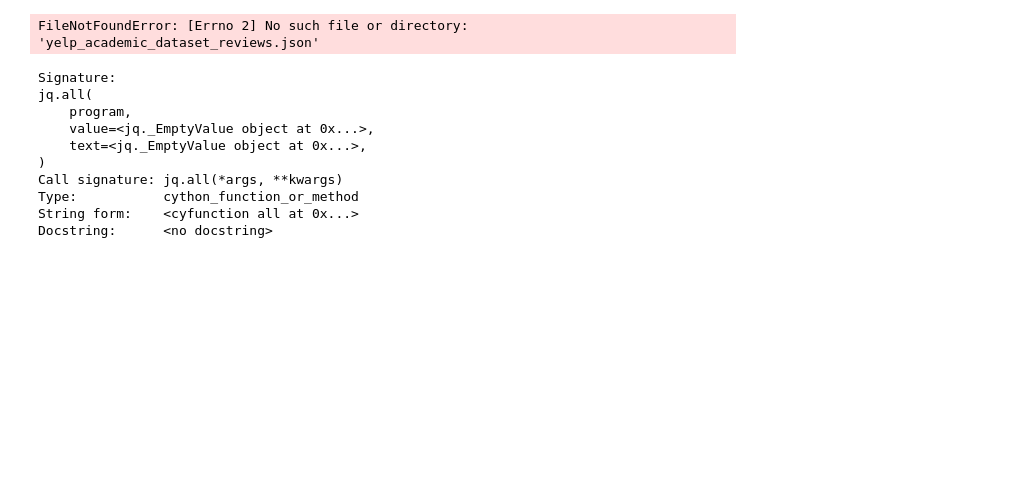
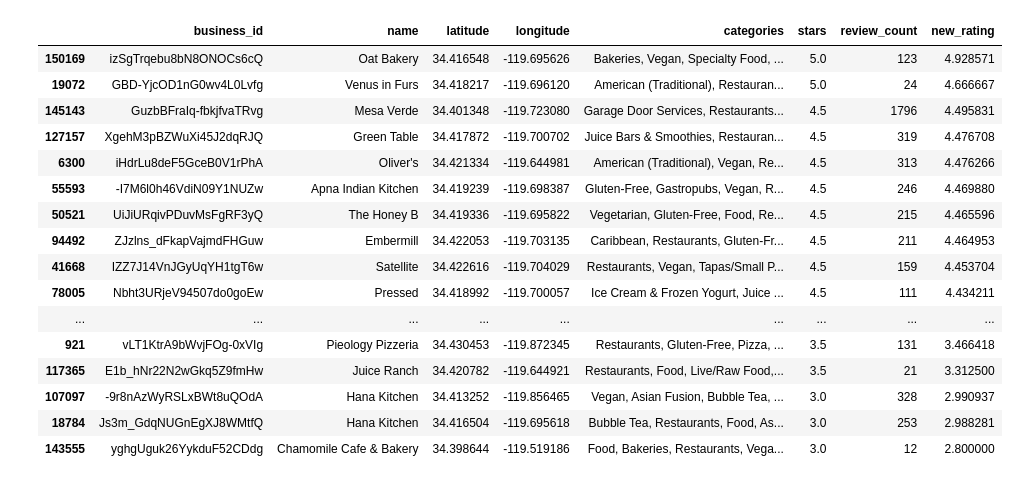
Before and after one commit to lbzfran/mh-foodrec, a Jupyter notebook: recsys/recommendation_system.ipynb, the cells around one changed output. Saved outputs shown, nothing was run; the diff lists cells and outputs as text; code cells hidden in the pictures; blank space fills up the shorter version.

```diff
--- a/recsys/recommendation_system.ipynb
+++ b/recsys/recommendation_system.ipynb
@@ -14,13 +17,9 @@ import subprocess
 #gmaps = googlemaps.Client(key=google_api_key)
 # %%
 # import data
-#glob_name = "yelp_academic_dataset_" + local_dat_name + '.json' # business, checkin, user, review, tip
-def glob_name(name):
-    return "yelp_academic_dataset_" + name + ".json"
+# business, checkin, user, review, tip
 
-business_data = pd.read_json(os.path.join(os.getcwd(), 'data', glob_name('business')), lines=True)
-#review_data = pd.read_json(os.path.join(os.getcwd(), 'data', glob_name('review')), lines=True)
-#df = pd.Dataframe.from_dict()
+business_data = pd.read_json(os.path.join(os.getcwd(), 'data', ut.generate_yelp_name('business')), lines=True)
 df = pd.DataFrame.from_dict(business_data)
 # %%
 # filter by state, and by food.
@@ -59,36 +58,48 @@ new_df = df[['business_id','name','latitude','longitude','categories','stars', '
 # %%
 # create a new rating column based on the baye's prob of stars and review count.
 def set_bayes(R, W):
     def bayesian_probability(rating, review_count):
         return (W*R + review_count * rating) / (W + review_count)
     return bayesian_probability
 
 bayes_prob = set_bayes(2, 3)
 
 new_df['new_rating'] = df.apply(lambda row: bayes_prob(row['stars'], row['review_count']), axis=1)
 new_df.sort_values('new_rating', ascending=False)
-new_df.to_json('latlon.json',orient="records", lines=True)
+#new_df.to_json('latlon.json',orient="records", lines=True)
+# %% [output]
+|  | business_id | name | latitude | longitude | categories | stars | review_count | new_rating |
+| 150169 | izSgTrqebu8bN8ONOCs6cQ | Oat Bakery | 34.416548 | -119.695626 | Bakeries, Vegan, Specialty Food, ... | 5.0 | 123 | 4.928571 |
+| 19072 | GBD-YjcOD1nG0wv4L0Lvfg | Venus in Furs | 34.418217 | -119.696120 | American (Traditional), Restauran... | 5.0 | 24 | 4.666667 |
+| 145143 | GuzbBFraIq-fbkjfvaTRvg | Mesa Verde | 34.401348 | -119.723080 | Garage Door Services, Restaurants... | 4.5 | 1796 | 4.495831 |
+| 127157 | XgehM3pBZWuXi45J2dqRJQ | Green Table | 34.417872 | -119.700702 | Juice Bars & Smoothies, Restauran... | 4.5 | 319 | 4.476708 |
+| 6300 | iHdrLu8deF5GceB0V1rPhA | Oliver's | 34.421334 | -119.644981 | American (Traditional), Vegan, Re... | 4.5 | 313 | 4.476266 |
+| 55593 | -I7M6l0h46VdiN09Y1NUZw | Apna Indian Kitchen | 34.419239 | -119.698387 | Gluten-Free, Gastropubs, Vegan, R... | 4.5 | 246 | 4.469880 |
+| 50521 | UiJiURqivPDuvMsFgRF3yQ | The Honey B | 34.419336 | -119.695822 | Vegetarian, Gluten-Free, Food, Re... | 4.5 | 215 | 4.465596 |
+| 94492 | ZJzlns_dFkapVajmdFHGuw | Embermill | 34.422053 | -119.703135 | Caribbean, Restaurants, Gluten-Fr... | 4.5 | 211 | 4.464953 |
+| 41668 | IZZ7J14VnJGyUqYH1tgT6w | Satellite | 34.422616 | -119.704029 | Restaurants, Vegan, Tapas/Small P... | 4.5 | 159 | 4.453704 |
+| 78005 | Nbht3URjeV94507do0goEw | Pressed | 34.418992 | -119.700057 | Ice Cream & Frozen Yogurt, Juice ... | 4.5 | 111 | 4.434211 |
+| ... | ... | ... | ... | ... | ... | ... | ... | ... |
+| 921 | vLT1KtrA9bWvjFOg-0xVIg | Pieology Pizzeria | 34.430453 | -119.872345 | Restaurants, Gluten-Free, Pizza, ... | 3.5 | 131 | 3.466418 |
+| 117365 | E1b_hNr22N2wGkq5Z9fmHw | Juice Ranch | 34.420782 | -119.644921 | Restaurants, Food, Live/Raw Food,... | 3.5 | 21 | 3.312500 |
+| 107097 | -9r8nAzWyRSLxBWt8uQOdA | Hana Kitchen | 34.413252 | -119.856465 | Vegan, Asian Fusion, Bubble Tea, ... | 3.0 | 328 | 2.990937 |
+| 18784 | Js3m_GdqNUGnEgXJ8WMtfQ | Hana Kitchen | 34.416504 | -119.695618 | Bubble Tea, Restaurants, Food, As... | 3.0 | 253 | 2.988281 |
+| 143555 | yghgUguk26YykduF52CDdg | Chamomile Cafe & Bakery | 34.398644 | -119.519186 | Food, Bakeries, Restaurants, Vega... | 3.0 | 12 | 2.800000 |
 # %%
-top_five = new_df.head()['business_id']
+business_ids = new_df.head(3)['business_id'].tolist()
 
+# writes a json file of the relevant reviews based on the top businesses.
+lst = {}
+once_passed = False
 
+def json_outquery(dat,wt):
+    with open(os.path.join(os.getcwd(), 'data', 'last_query.json'), wt) as f:
+        f.write(''.join(dat))
 
-for i in top_five:
-    filt = f".[] | select(.business_id == \'{i}\')"
-    filtered_res = jq.all(filt,review_dat)
-    print(filtered_res)
+for i in business_ids:
+    lst[i] = json_query_byid(i, 'business_id')
+    if not once_passed:
+        json_outquery(lst[i],'w')
+        once_passed = True
+        continue
+    json_outquery(lst[i],'a')
-# %% [output]
-FileNotFoundError: [Errno 2] No such file or directory: 'yelp_academic_dataset_reviews.json'
-# %%
-jq.all?
-# %% [output]
-Signature:
-jq.all(
-    program,
-    value=<jq._EmptyValue object at 0x...>,
-    text=<jq._EmptyValue object at 0x...>,
-)
-Call signature: jq.all(*args, **kwargs)
-Type:           cython_function_or_method
-String form:    <cyfunction all at 0x...>
-Docstring:      <no docstring>
```
Also changed, not shown: parts of 8 cells of this notebook, 3 other files.
